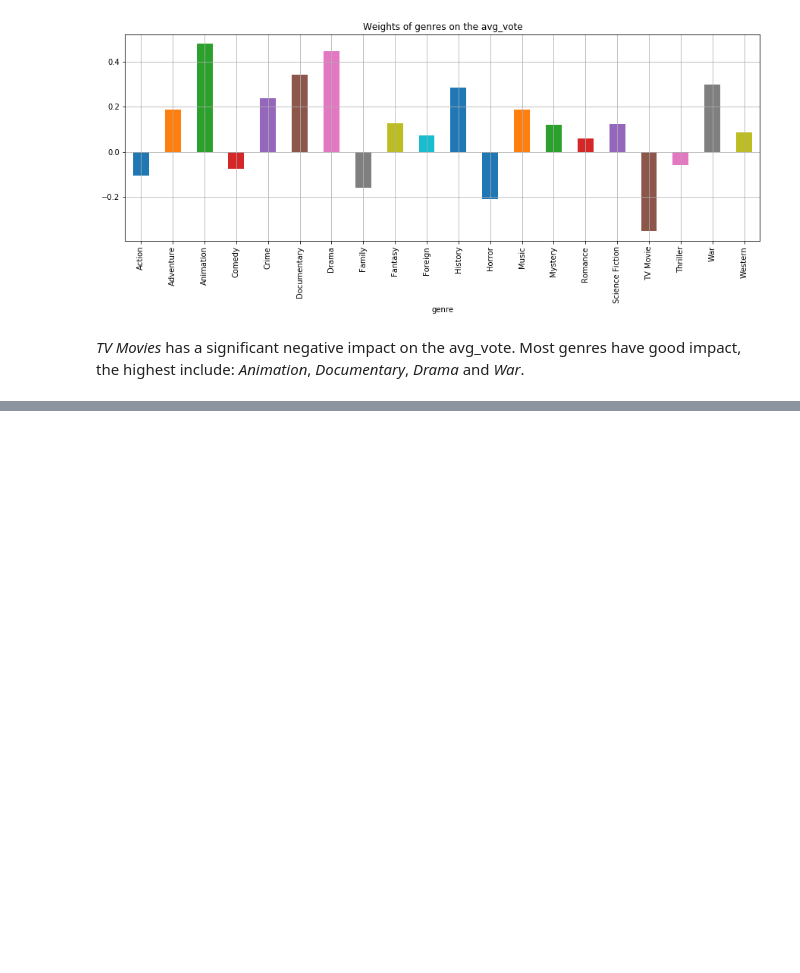
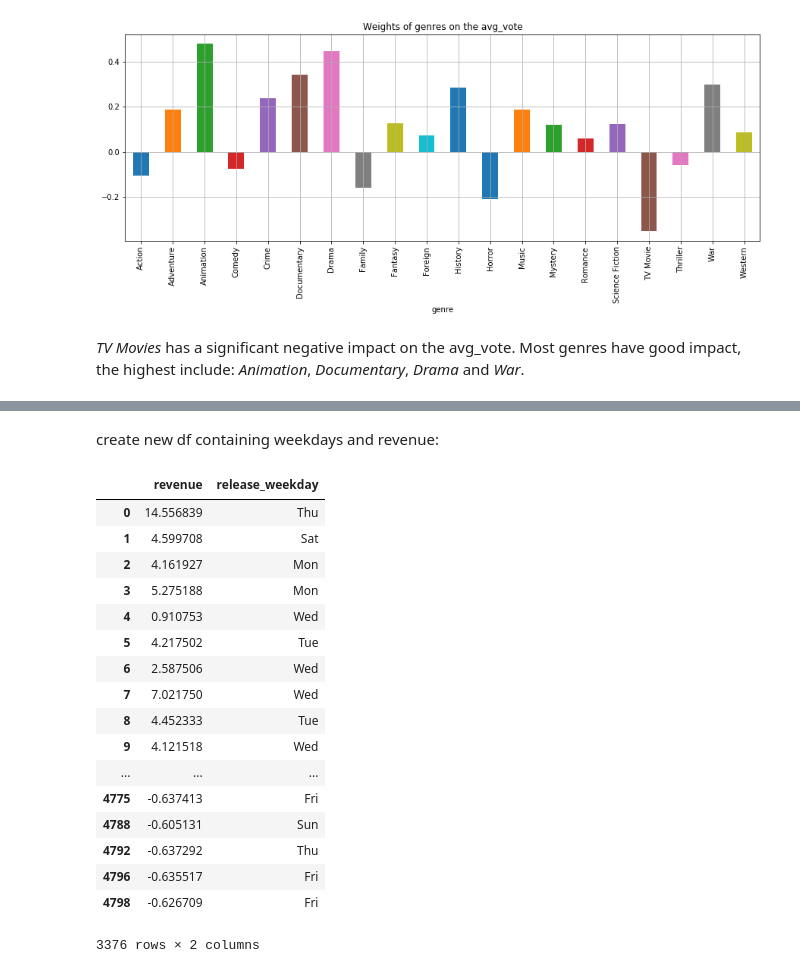
Before and after one commit to tdh512194/AnalyticalReport, a Jupyter notebook: Movie.ipynb, the cells around one changed output, grey strips where cells are left out. Saved outputs shown, nothing was run; the diff lists cells and outputs as text; code cells hidden in the pictures; blank space fills up the shorter version.

```diff
--- a/Movie.ipynb
+++ b/Movie.ipynb
@@ -545,0 +550,3 @@ df.plot(kind='bar',grid=True,title="Weights of genres on the avg_vote",figsize=(
+# %%
+string_date = data_movies.release_date[0]
+datetime.datetime.strptime(string_date,"%Y-%m-%d").isoweekday()
@@ -545,0 +559,16 @@ df.plot(kind='bar',grid=True,title="Weights of genres on the avg_vote",figsize=(
+# %%
+weekdays = {
+    1 : 'Mon',
+    2 : 'Tue',
+    3 : 'Wed',
+    4 : 'Thu',
+    5 : 'Fri',
+    6 : 'Sat',
+    7 : 'Sun'
+}
+def to_weekday(string_date):
+    if string_date != '':
+        weekday = datetime.datetime.strptime(string_date,"%Y-%m-%d").isoweekday()
+        return weekdays[weekday]
+    else:
+        return np.nan
@@ -545,0 +589,2 @@ df.plot(kind='bar',grid=True,title="Weights of genres on the avg_vote",figsize=(
+# %% [markdown]
+create new df containing weekdays and  revenue:
@@ -545,0 +596,21 @@ df.plot(kind='bar',grid=True,title="Weights of genres on the avg_vote",figsize=(
+# %%
+df
+# %% [output]
+|  | revenue | release_weekday |
+| 0 | 14.556839 | Thu |
+| 1 | 4.599708 | Sat |
+| 2 | 4.161927 | Mon |
+| 3 | 5.275188 | Mon |
+| 4 | 0.910753 | Wed |
+| 5 | 4.217502 | Tue |
+| 6 | 2.587506 | Wed |
+| 7 | 7.021750 | Wed |
+| 8 | 4.452333 | Tue |
+| 9 | 4.121518 | Wed |
+| ... | ... | ... |
+| 4775 | -0.637413 | Fri |
+| 4788 | -0.605131 | Sun |
+| 4792 | -0.637292 | Thu |
+| 4796 | -0.635517 | Fri |
+| 4798 | -0.626709 | Fri |
+3376 rows × 2 columns
```
Also changed, not shown: parts of 29 cells of this notebook.
